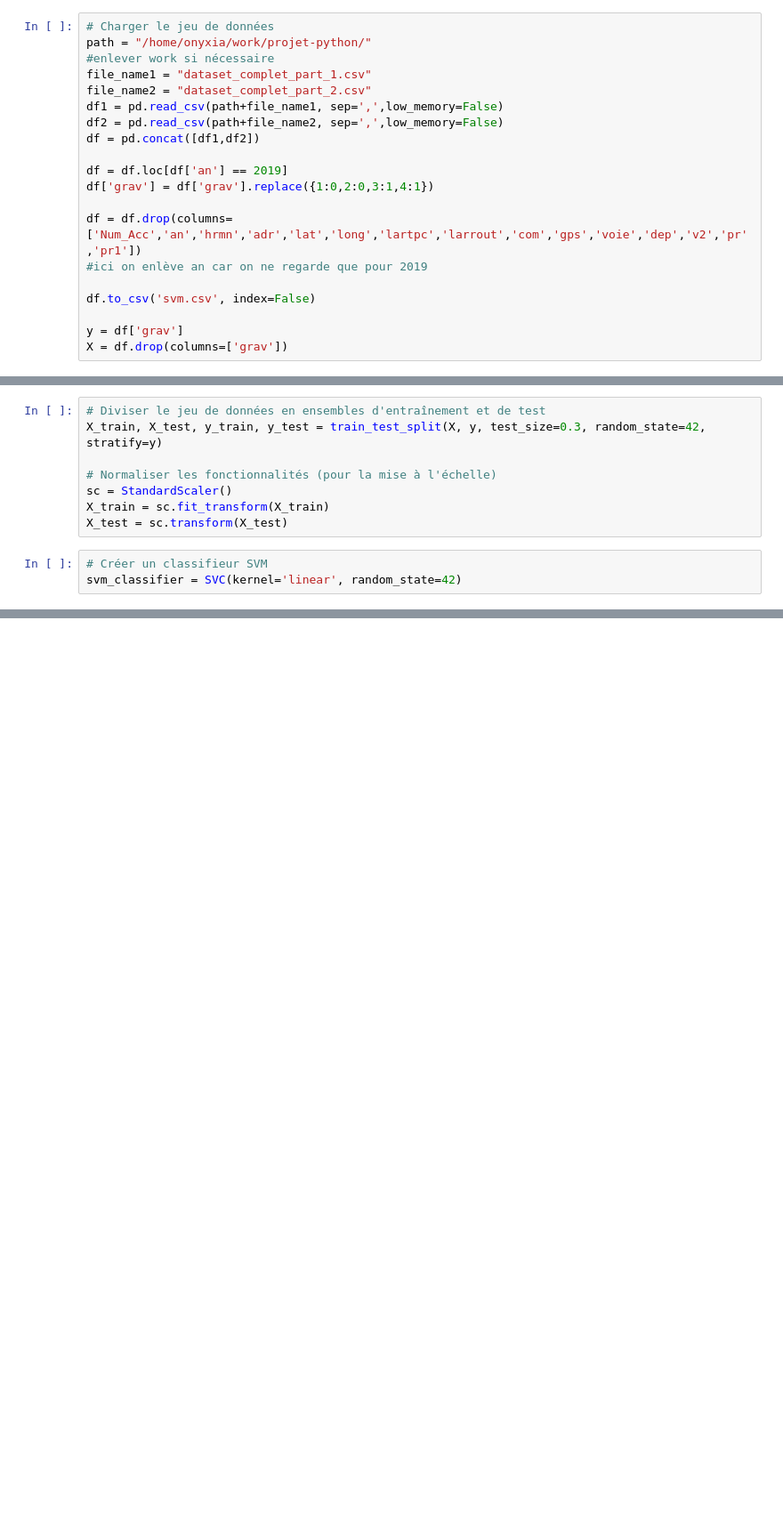
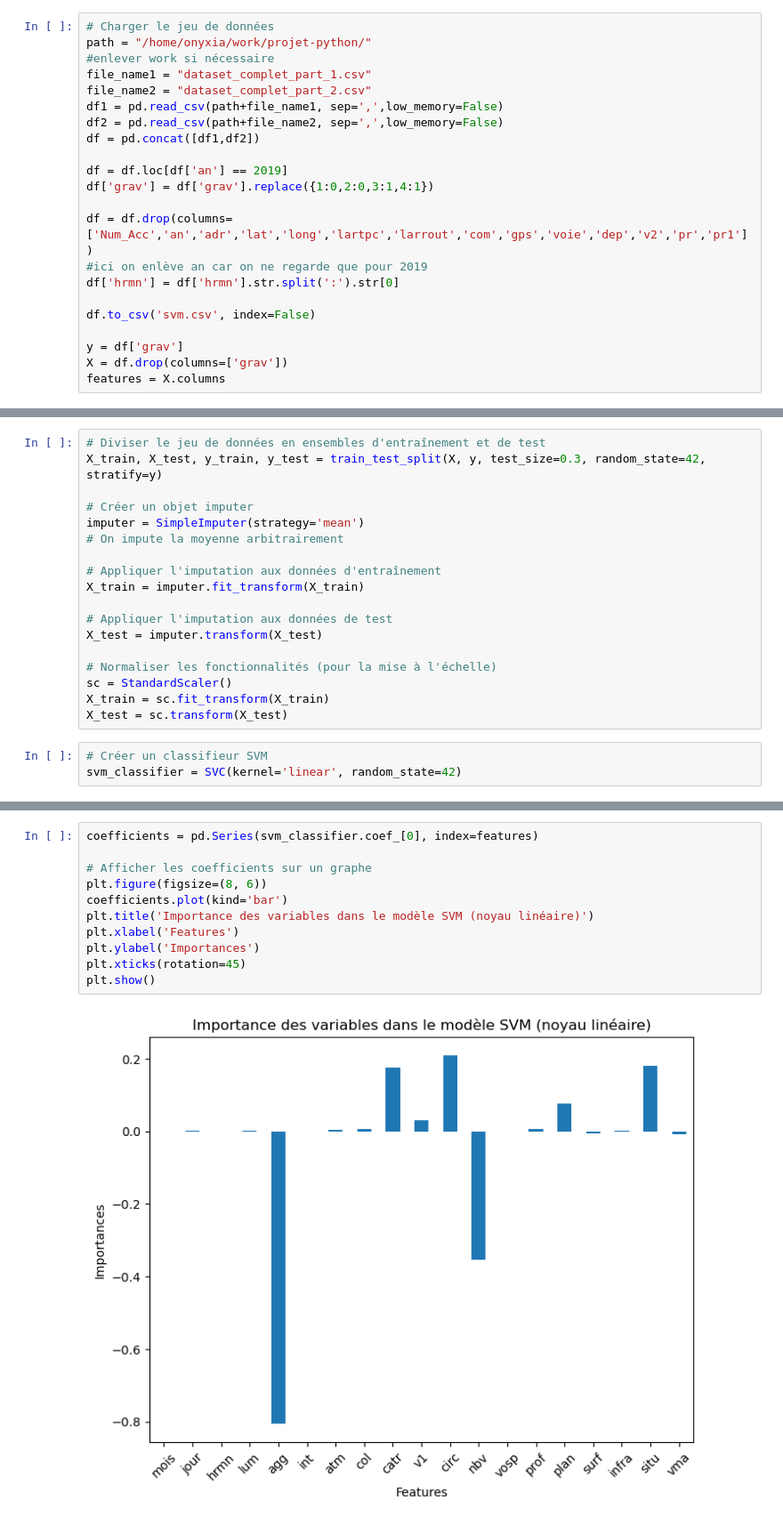
Before and after one commit to solinemignot/statapp_sujet26, a Jupyter notebook: partie II/valentin.ipynb, the cells around one changed output, grey strips where cells are left out. Shown at 89% size. Saved outputs shown, nothing was run; the diff lists cells and outputs as text; blank space fills up the shorter version.

```diff
--- a/partie II/valentin.ipynb
+++ b/partie II/valentin.ipynb
@@ -30,13 +31,15 @@ df = pd.concat([df1,df2])
 df = df.loc[df['an'] == 2019]
 df['grav'] = df['grav'].replace({1:0,2:0,3:1,4:1})
 
-df = df.drop(columns=['Num_Acc','an','hrmn','adr','lat','long','lartpc','larrout','com','gps','voie','dep','v2','pr','pr1'])
+df = df.drop(columns=['Num_Acc','an','adr','lat','long','lartpc','larrout','com','gps','voie','dep','v2','pr','pr1'])
 #ici on enlève an car on ne regarde que pour 2019
+df['hrmn'] = df['hrmn'].str.split(':').str[0]
 
 df.to_csv('svm.csv', index=False)
 
 y = df['grav']
 X = df.drop(columns=['grav'])
+features = X.columns
 # %%
 print(X.head())
 print(y.head())
@@ -63,6 +65,16 @@ Name: grav, dtype: int64
 # %%
 # Diviser le jeu de données en ensembles d'entraînement et de test
 X_train, X_test, y_train, y_test = train_test_split(X, y, test_size=0.3, random_state=42, stratify=y)
+
+# Créer un objet imputer
+imputer = SimpleImputer(strategy='mean')
+# On impute la moyenne arbitrairement
+
+# Appliquer l'imputation aux données d'entraînement
+X_train = imputer.fit_transform(X_train)
+
+# Appliquer l'imputation aux données de test
+X_test = imputer.transform(X_test)
 
 # Normaliser les fonctionnalités (pour la mise à l'échelle)
 sc = StandardScaler()
@@ -86,0 +100,13 @@ print("Accuracy:", accuracy)
+# %%
+coefficients = pd.Series(svm_classifier.coef_[0], index=features)
+
+# Afficher les coefficients sur un graphe
+plt.figure(figsize=(8, 6))
+coefficients.plot(kind='bar')
+plt.title('Importance des variables dans le modèle SVM (noyau linéaire)')
+plt.xlabel('Features')
+plt.ylabel('Importances')
+plt.xticks(rotation=45)
+plt.show()
+# %% [output]
+[figure, added]
```
Also changed, not shown: parts of 5 cells of this notebook, 1 other file.
